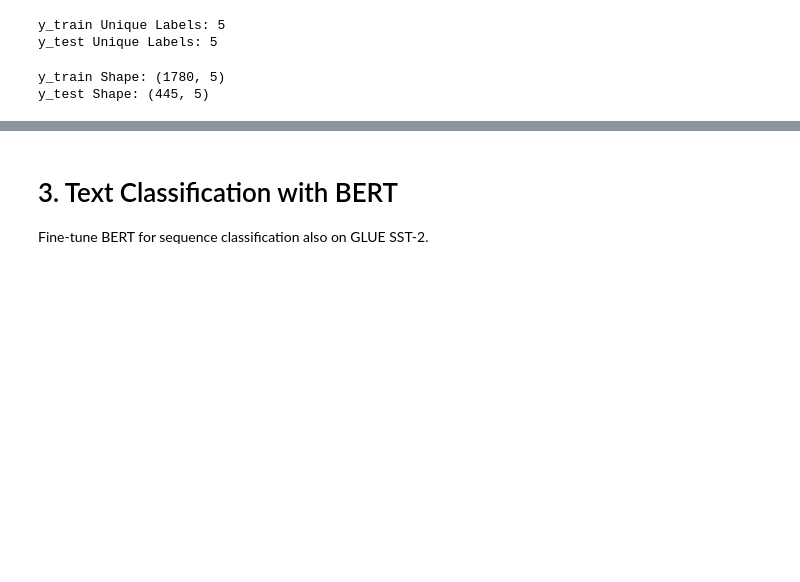
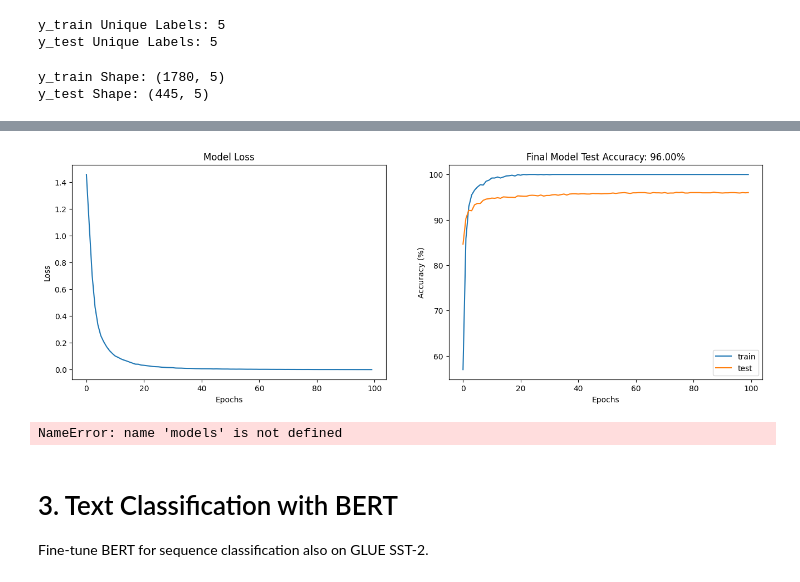
Before and after one commit to yungshun317/torch-nlp, a Jupyter notebook: natural_language_understanding.ipynb, the cells around one changed output, grey strips where cells are left out. Saved outputs shown, nothing was run; the diff lists cells and outputs as text; code cells hidden in the pictures; blank space fills up the shorter version.

Commit message:
[FEAT] Train a deep neural network model for BBC full text document classification without using an embedding layer

```diff
--- a/natural_language_understanding.ipynb
+++ b/natural_language_understanding.ipynb
@@ -112,3 +112,24 @@ print('y_test Shape:', y_test.shape)
 # %% [output]
 y_train Shape: (1780, 5)
 y_test Shape: (445, 5)
+# %%
+import torch
+from torch.utils.data import TensorDataset, DataLoader
+
+# Device agnostic code
+device = "cuda" if torch.cuda.is_available() else "cpu"
+
+# Remember convert NumPy array to PyTorch tensor or the `TypeError: 'int' object is not callable` error will show up
+X_train = torch.Tensor(X_train).to(device)
+X_test = torch.Tensor(X_test).to(device)
+y_train = torch.Tensor(y_train).to(device)
+y_test = torch.Tensor(y_test).to(device)
+
+# Convert them into `torch.utils.data.TensorDataset` (already converted to tensors)
+train_dataset = TensorDataset(X_train, y_train)
+test_dataset = TensorDataset(X_test, y_test)
+
+# Translate into `torch.utils.data.dataloader` objects
+batch_size = 32
+train_dataloader = DataLoader(train_dataset, batch_size=batch_size, shuffle=True)
+test_dataloader = DataLoader(test_dataset, batch_size=test_dataset.tensors[0].shape[0])
@@ -114,0 +248,40 @@ y_test Shape: (445, 5)
+# %%
+import matplotlib.pyplot as plt
+
+fig, ax = plt.subplots(1, 2, figsize=(16, 5))
+
+ax[0].plot(losses)
+ax[0].set_xlabel('Epochs')
+ax[0].set_ylabel('Loss')
+# ax[0].set_ylim([0, 1])
+ax[0].set_title('Model Loss')
+
+ax[1].plot(train_accuracies, label='train')
+ax[1].plot(test_accuracies, label='test')
+ax[1].set_xlabel('Epochs')
+ax[1].set_ylabel('Accuracy (%)')
+# ax[1].set_ylim([10, 100])
+ax[1].set_title(f'Final Model Test Accuracy: {test_accuracies[-1]:.2f}%')
+ax[1].legend()
+
+plt.show()
+# %% [output]
+[figure, added]
+# %%
+batch_size = 32
+epochs = 2
+drop_ratio = 0.5
+
+# Build the model
+model = models.Sequential()
+model.add(layers.Dense(512, input_shape=(max_words,)))
+model.add(layers.Activation('relu'))
+# model.add(layers.Dropout(drop_ratio))
+model.add(layers.Dense(num_classes))
+model.add(layers.Activation('softmax'))
+
+model.compile(loss='categorical_crossentropy',
+              optimizer='adam',
+              metrics=['accuracy'])
+# %% [output]
+NameError: name 'models' is not defined
```
Also changed, not shown: parts of 5 cells of this notebook, 1 other file.
